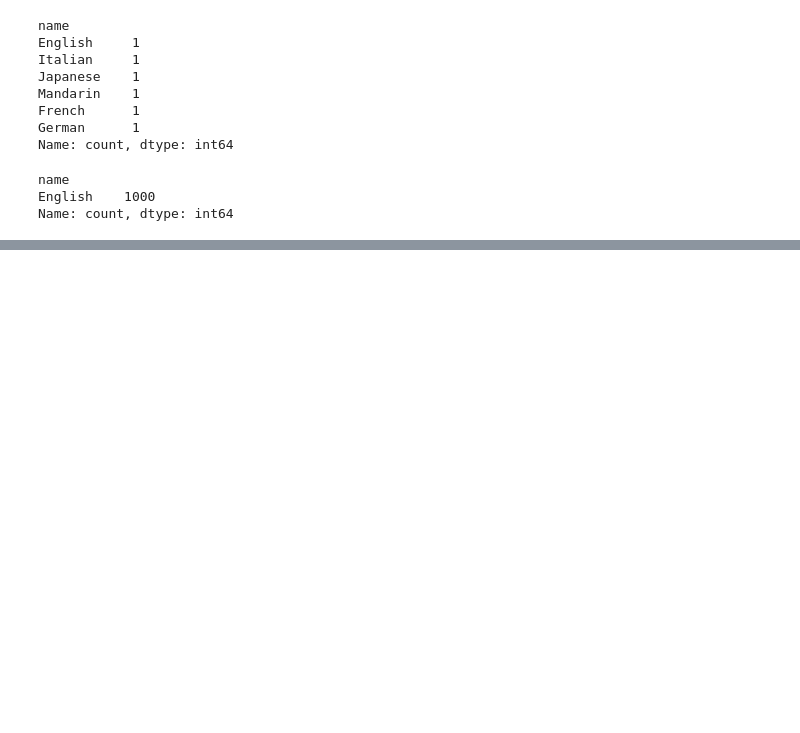
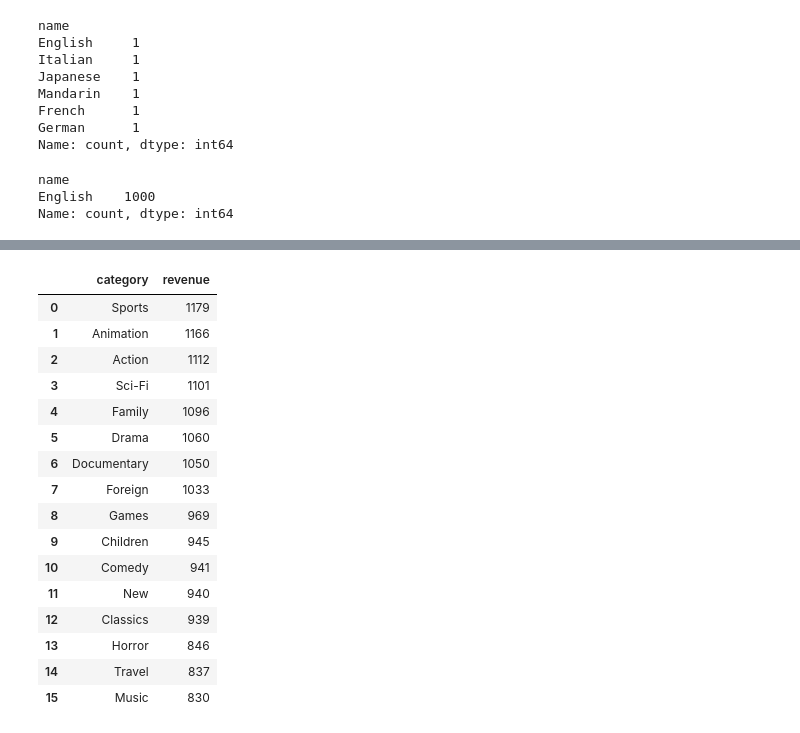
Before and after one commit to aurabyte-dev/Lab1_SQL, a Jupyter notebook: Task_1.ipynb, the cells around one changed output, grey strips where cells are left out. Saved outputs shown, nothing was run; the diff lists cells and outputs as text; code cells hidden in the pictures; blank space fills up the shorter version.

```diff
--- a/Task_1.ipynb
+++ b/Task_1.ipynb
@@ -205,0 +260,35 @@ Name: count, dtype: int64
+# %%
+with duckdb.connect("data/sakila.duckdb") as conn:
+    top_film_category = conn.sql("""
+        SELECT
+            name AS category,
+            COUNT(p.amount) AS revenue
+        FROM staging.category c
+        JOIN staging.film_category fc ON c.category_id = fc.category_id
+        JOIN staging.film f ON fc.film_id = f.film_id
+        JOIN staging.inventory i ON f.film_id = i.film_id
+        JOIN staging.rental r ON i.inventory_id = r.inventory_id
+        JOIN staging.payment p ON r.rental_id = p.rental_id
+        GROUP BY category
+        ORDER BY revenue DESC
+    """).df()
+
+top_film_category
+# %% [output]
+|  | category | revenue |
+| 0 | Sports | 1179 |
+| 1 | Animation | 1166 |
+| 2 | Action | 1112 |
+| 3 | Sci-Fi | 1101 |
+| 4 | Family | 1096 |
+| 5 | Drama | 1060 |
+| 6 | Documentary | 1050 |
+| 7 | Foreign | 1033 |
+| 8 | Games | 969 |
+| 9 | Children | 945 |
+| 10 | Comedy | 941 |
+| 11 | New | 940 |
+| 12 | Classics | 939 |
+| 13 | Horror | 846 |
+| 14 | Travel | 837 |
+| 15 | Music | 830 |
```
Also changed, not shown: parts of 9 cells of this notebook, 1 other file.
